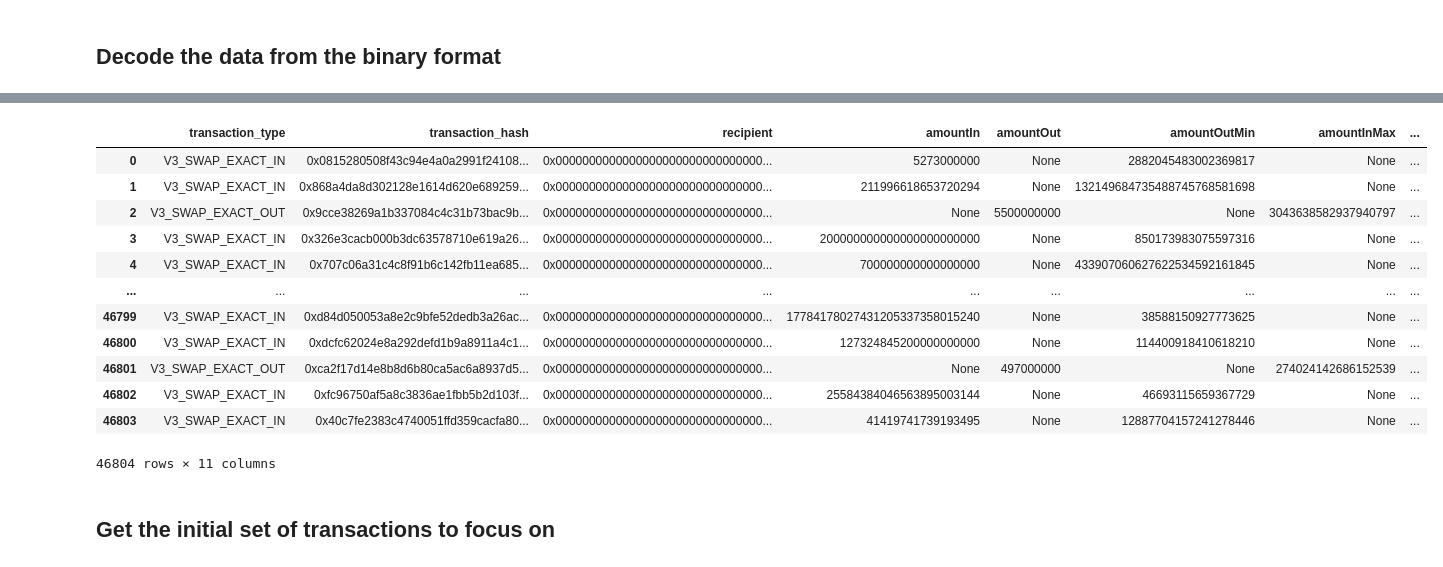
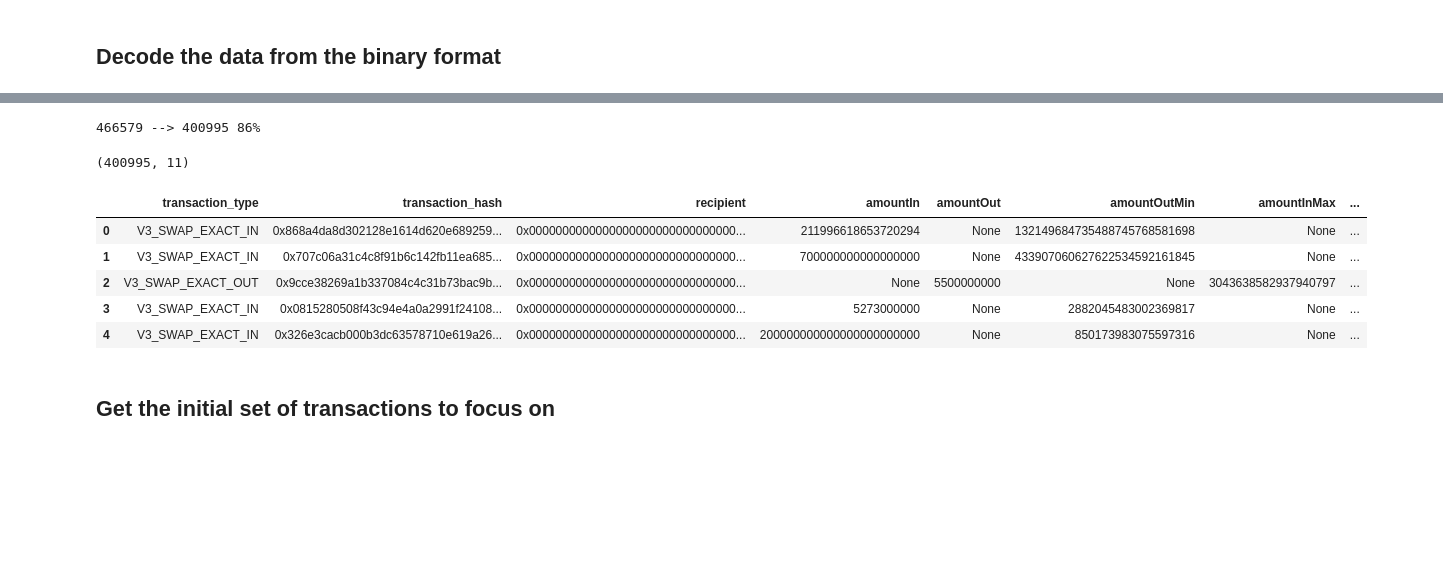
Before and after one commit to ankile/defi-measurement, a Jupyter notebook: data_collection/parse_traces.ipynb, the cells around one changed output, grey strips where cells are left out. Drawn from its saved outputs; the diff is of its cells as text; code cells hidden in the pictures; blank space fills up the shorter version.

```diff
--- a/data_collection/parse_traces.ipynb
+++ b/data_collection/parse_traces.ipynb
@@ -80,6 +94,6 @@ df_all.head()
 # %%
 assert df_all is not None
 
-df = df_all.drop_duplicates(keep='first').drop(columns=['data'])
+df = df_all.drop_duplicates(keep='first')
 
 df.shape
@@ -105,32 +133,36 @@ v3_swaps.shape
 # %%
 all_data = []
-for i in range(v3_swaps.shape[0]):
+errors = 0
+for i in trange(v3_swaps.shape[0]):
     swap = v3_swaps.iloc[i]
-    # swap_payload = []
 
     for command_location in swap['command_location']:
 
-        command = swap['clean_commands'][command_location]
-        input_str = swap['clean_inputs'][command_location]
-        input_str = eth_utils.decode_hex(input_str)
+        command = str(swap['clean_commands'][command_location])
+        input_str = str(swap['clean_inputs'][command_location])
+        input_str = decode_hex(input_str)
 
-        decodedABI = abi.decode(['address', 'uint256', 'uint256', 'bytes', 'bool'], input_str)
+        try:
+            decodedABI = abi.decode(['address', 'uint256', 'uint256', 'bytes', 'bool'], input_str)
+        except:
+            errors += 1
+            continue
 
         path = decodedABI[3]
 
         payload = []
         offset = 43
 
-        addr1 = eth_utils.to_hex(path[0:20])
-        fee = eth_utils.to_int(path[20:23])
-        addr2 = eth_utils.to_hex(path[23:43])
+        addr1 = to_hex(path[0:20])
+        fee = to_int(path[20:23])
+        addr2 = to_hex(path[23:43])
         payload.append([addr1, fee, addr2])
 
         while offset < len(path):
             # consume the path
             addr1 = addr2
-            fee = eth_utils.to_int(path[offset: offset+3])
-            addr2 = eth_utils.to_hex(path[offset+3: offset+23])
+            fee = to_int(path[offset: offset+3])
+            addr2 = to_hex(path[offset+3: offset+23])
 
             payload.append([addr1, fee, addr2])
 
@@ -138,7 +170,9 @@ for i in range(v3_swaps.shape[0]):
 
         if len(path) < 43:
             # this can only happen if bug (i think)
-            raise ValueError("Incorrect Path Specification")
+            errors += 1
+            continue
+            # raise ValueError("Incorrect Path Specification")
 
         command_str = command_mapping[command]
         cleaned_input = {"recipient": decodedABI[0],
@@ -147,16 +181,13 @@ for i in range(v3_swaps.shape[0]):
                     "path": payload,
                     "payerIsUser": decodedABI[4]}
 
-        # swap_payload.append([command_str, cleaned_input, swap['call_tx_hash']])
         all_data.append([command_str, cleaned_input, swap['call_tx_hash']])
-    # all_data.append(swap_payload)
 
 
-cleaned_data = [item for item in all_data if len(item[1]["path"]) == 1]
 
 
-for item in cleaned_data[:3]:
+for item in all_data[:3]:
     print(item)
 
-len(cleaned_data)
+len(all_data), f"Errors {errors}"
 # %% [output]
@@ -174,44 +198,47 @@ len(cleaned_data)
+# %%
+# Take out transactions that are multi-hop as it's not straightforward to
+# derive appropriate limit prices for intermediate hops
+cleaned_data = [item for item in all_data if len(item[1]["path"]) == 1]
+
+print(len(all_data), "-->", len(cleaned_data), f"{len(cleaned_data) / len(all_data):.0%}")
+# %% [output]
+466579 --> 400995 86%
 # %%
 flattened_data = []
-for item in cleaned_data:
+
+for item in tqdm(cleaned_data):
     transaction_type = item[0]
     transaction_details = item[1]
     transaction_hash = item[2]
 
     # Flatten path separately as it's a nested list
     paths = transaction_details['path']
     for path in paths:
         token0, fee, token1 = path
         flattened_data.append({
             'transaction_type': transaction_type,
             'transaction_hash': transaction_hash,
             'recipient': transaction_details['recipient'],
             'amountIn': transaction_details.get('amountIn'),
             'amountOut': transaction_details.get('amountOut'),
             'amountOutMin': transaction_details.get('amountOutMin'),
             'amountInMax': transaction_details.get('amountInMax'),
             'payerIsUser': transaction_details['payerIsUser'],
             'token0': token0,
             'fee': fee,
             'token1': token1,
         })
 
 # Convert to DataFrame
-df = pd.DataFrame(flattened_data, dtype='object'); df.head()
+df = pd.DataFrame(flattened_data, dtype='object'); print(df.shape); df.head()
 # %% [output]
+(400995, 11)
 |  | transaction_type | transaction_hash | recipient | amountIn | amountOut | amountOutMin | amountInMax | ... |
-| 0 | V3_SWAP_EXACT_IN | 0x0815280508f43c94e4a0a2991f24108... | 0x0000000000000000000000000000000... | 5273000000 | None | 2882045483002369817 | None | ... |
-| 1 | V3_SWAP_EXACT_IN | 0x868a4da8d302128e1614d620e689259... | 0x0000000000000000000000000000000... | 211996618653720294 | None | 132149684735488745768581698 | None | ... |
+| 0 | V3_SWAP_EXACT_IN | 0x868a4da8d302128e1614d620e689259... | 0x0000000000000000000000000000000... | 211996618653720294 | None | 132149684735488745768581698 | None | ... |
+| 1 | V3_SWAP_EXACT_IN | 0x707c06a31c4c8f91b6c142fb11ea685... | 0x0000000000000000000000000000000... | 700000000000000000 | None | 433907060627622534592161845 | None | ... |
 | 2 | V3_SWAP_EXACT_OUT | 0x9cce38269a1b337084c4c31b73bac9b... | 0x0000000000000000000000000000000... | None | 5500000000 | None | 3043638582937940797 | ... |
-| 3 | V3_SWAP_EXACT_IN | 0x326e3cacb000b3dc63578710e619a26... | 0x0000000000000000000000000000000... | 200000000000000000000000 | None | 850173983075597316 | None | ... |
-| 4 | V3_SWAP_EXACT_IN | 0x707c06a31c4c8f91b6c142fb11ea685... | 0x0000000000000000000000000000000... | 700000000000000000 | None | 433907060627622534592161845 | None | ... |
-| ... | ... | ... | ... | ... | ... | ... | ... | ... |
-| 46799 | V3_SWAP_EXACT_IN | 0xd84d050053a8e2c9bfe52dedb3a26ac... | 0x0000000000000000000000000000000... | 17784178027431205337358015240 | None | 38588150927773625 | None | ... |
-| 46800 | V3_SWAP_EXACT_IN | 0xdcfc62024e8a292defd1b9a8911a4c1... | 0x0000000000000000000000000000000... | 127324845200000000000 | None | 114400918410618210 | None | ... |
-| 46801 | V3_SWAP_EXACT_OUT | 0xca2f17d14e8b8d6b80ca5ac6a8937d5... | 0x0000000000000000000000000000000... | None | 497000000 | None | 274024142686152539 | ... |
-| 46802 | V3_SWAP_EXACT_IN | 0xfc96750af5a8c3836ae1fbb5b2d103f... | 0x0000000000000000000000000000000... | 25584384046563895003144 | None | 46693115659367729 | None | ... |
-| 46803 | V3_SWAP_EXACT_IN | 0x40c7fe2383c4740051ffd359cacfa80... | 0x0000000000000000000000000000000... | 41419741739193495 | None | 12887704157241278446 | None | ... |
+| 3 | V3_SWAP_EXACT_IN | 0x0815280508f43c94e4a0a2991f24108... | 0x0000000000000000000000000000000... | 5273000000 | None | 2882045483002369817 | None | ... |
+| 4 | V3_SWAP_EXACT_IN | 0x326e3cacb000b3dc63578710e619a26... | 0x0000000000000000000000000000000... | 200000000000000000000000 | None | 850173983075597316 | None | ... |
-46804 rows × 11 columns
 # %% [markdown]
 ## Get the initial set of transactions to focus on
 # %%
```
Also changed, not shown: parts of 11 cells of this notebook.
